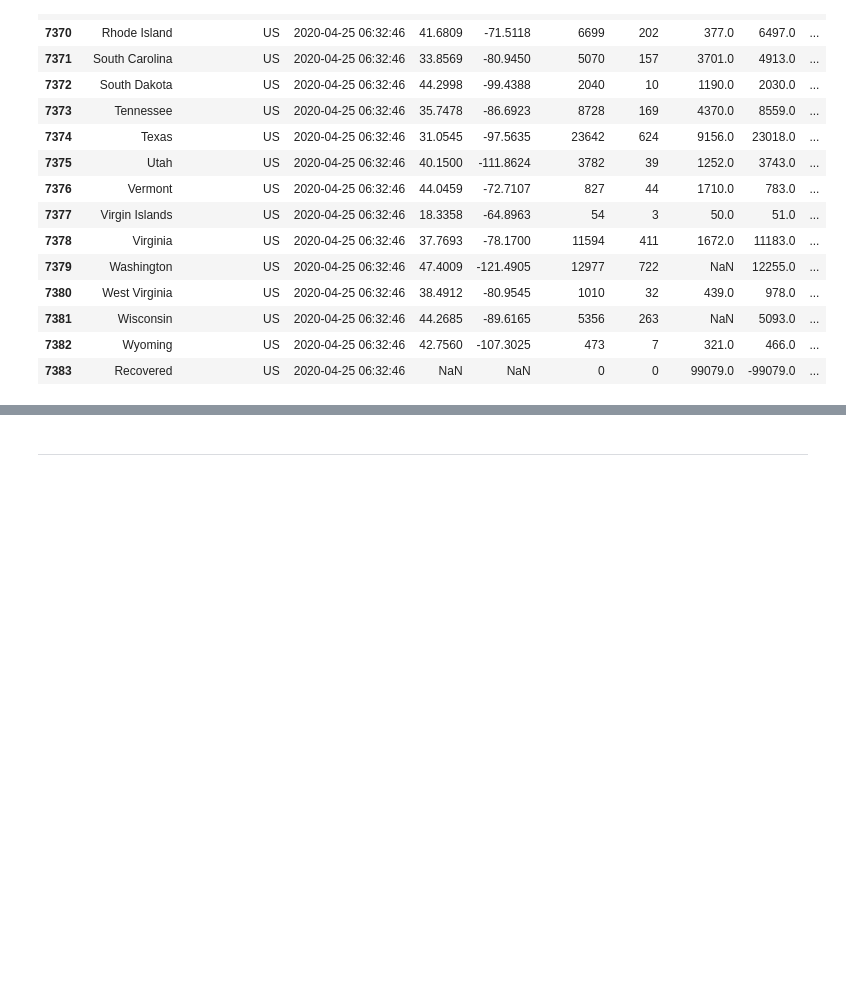
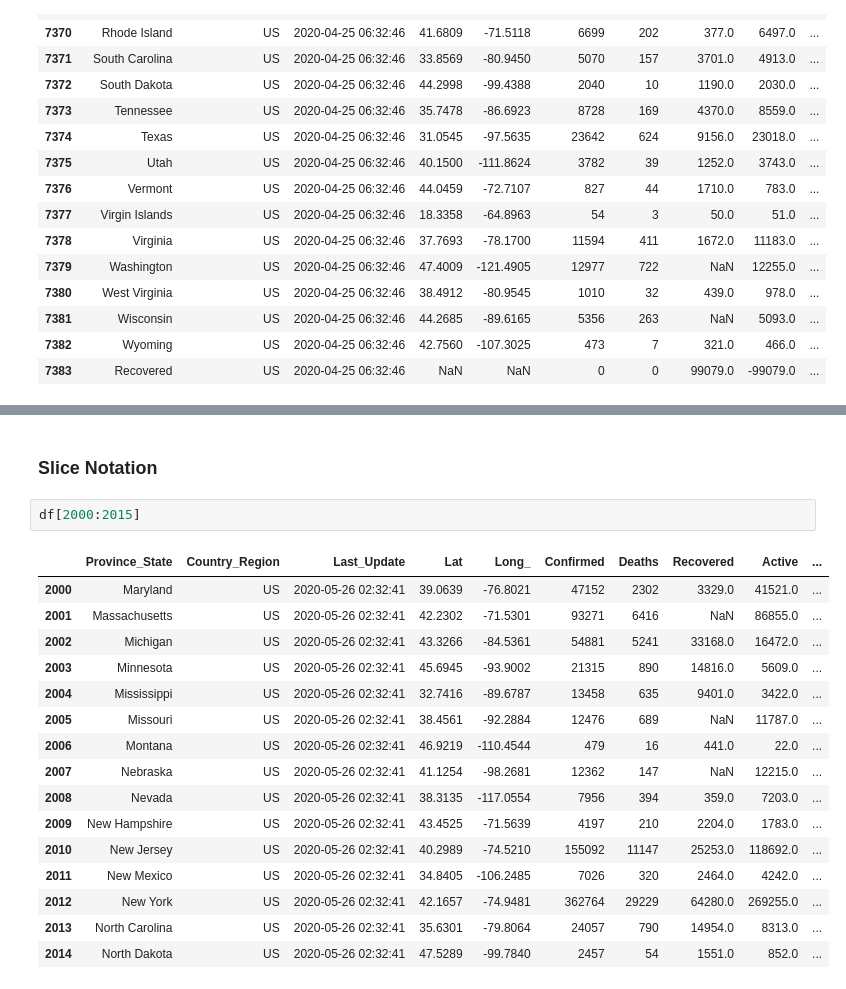
Before and after one commit to MnemoSemiotic/prem_prep_july20, a Jupyter notebook: stats/07_exploring_with_pandas/Johns_Hopkins_COVID19_with_Pandas_Matplotlib.ipynb, the cells around one changed output, grey strips where cells are left out. Saved outputs shown, nothing was run; the diff lists cells and outputs as text; blank space fills up the shorter version.

```diff
--- a/stats/07_exploring_with_pandas/Johns_Hopkins_COVID19_with_Pandas_Matplotlib.ipynb
+++ b/stats/07_exploring_with_pandas/Johns_Hopkins_COVID19_with_Pandas_Matplotlib.ipynb
@@ -90,2 +224,21 @@ df.tail(15)
 # %% [markdown]
-****
+### Slice Notation
+# %%
+df[2000:2015]
+# %% [output]
+|  | Province_State | Country_Region | Last_Update | Lat | Long_ | Confirmed | Deaths | Recovered | Active | ... |
+| 2000 | Maryland | US | 2020-05-26 02:32:41 | 39.0639 | -76.8021 | 47152 | 2302 | 3329.0 | 41521.0 | ... |
+| 2001 | Massachusetts | US | 2020-05-26 02:32:41 | 42.2302 | -71.5301 | 93271 | 6416 | NaN | 86855.0 | ... |
+| 2002 | Michigan | US | 2020-05-26 02:32:41 | 43.3266 | -84.5361 | 54881 | 5241 | 33168.0 | 16472.0 | ... |
+| 2003 | Minnesota | US | 2020-05-26 02:32:41 | 45.6945 | -93.9002 | 21315 | 890 | 14816.0 | 5609.0 | ... |
+| 2004 | Mississippi | US | 2020-05-26 02:32:41 | 32.7416 | -89.6787 | 13458 | 635 | 9401.0 | 3422.0 | ... |
+| 2005 | Missouri | US | 2020-05-26 02:32:41 | 38.4561 | -92.2884 | 12476 | 689 | NaN | 11787.0 | ... |
+| 2006 | Montana | US | 2020-05-26 02:32:41 | 46.9219 | -110.4544 | 479 | 16 | 441.0 | 22.0 | ... |
+| 2007 | Nebraska | US | 2020-05-26 02:32:41 | 41.1254 | -98.2681 | 12362 | 147 | NaN | 12215.0 | ... |
+| 2008 | Nevada | US | 2020-05-26 02:32:41 | 38.3135 | -117.0554 | 7956 | 394 | 359.0 | 7203.0 | ... |
+| 2009 | New Hampshire | US | 2020-05-26 02:32:41 | 43.4525 | -71.5639 | 4197 | 210 | 2204.0 | 1783.0 | ... |
+| 2010 | New Jersey | US | 2020-05-26 02:32:41 | 40.2989 | -74.5210 | 155092 | 11147 | 25253.0 | 118692.0 | ... |
+| 2011 | New Mexico | US | 2020-05-26 02:32:41 | 34.8405 | -106.2485 | 7026 | 320 | 2464.0 | 4242.0 | ... |
+| 2012 | New York | US | 2020-05-26 02:32:41 | 42.1657 | -74.9481 | 362764 | 29229 | 64280.0 | 269255.0 | ... |
+| 2013 | North Carolina | US | 2020-05-26 02:32:41 | 35.6301 | -79.8064 | 24057 | 790 | 14954.0 | 8313.0 | ... |
+| 2014 | North Dakota | US | 2020-05-26 02:32:41 | 47.5289 | -99.7840 | 2457 | 54 | 1551.0 | 852.0 | ... |
```
Also changed, not shown: parts of 17 cells of this notebook.
